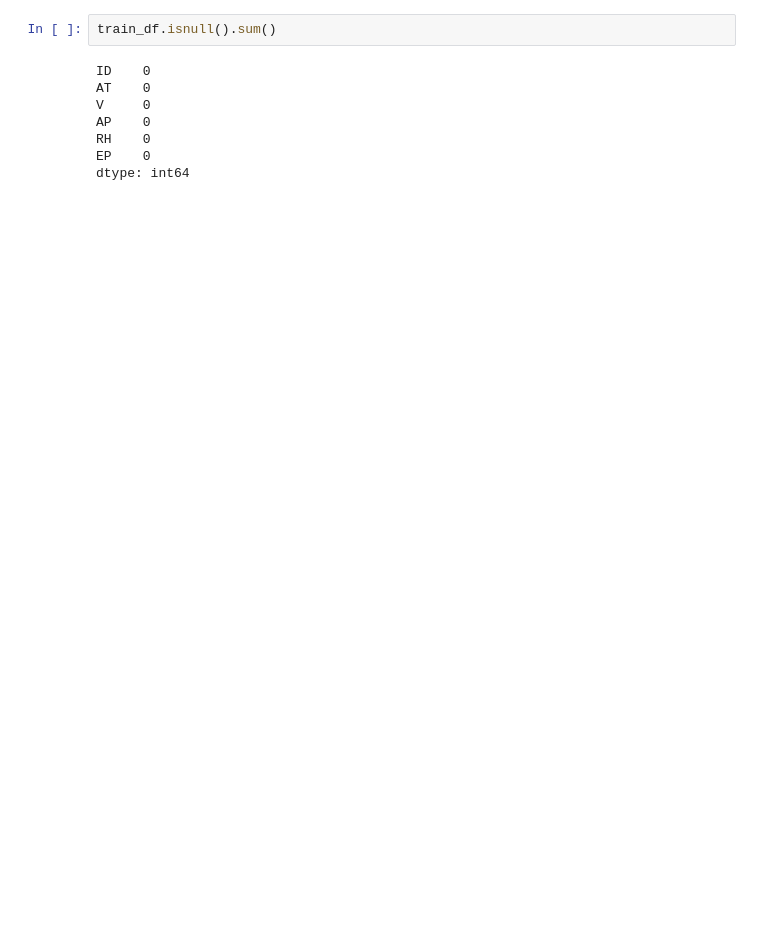
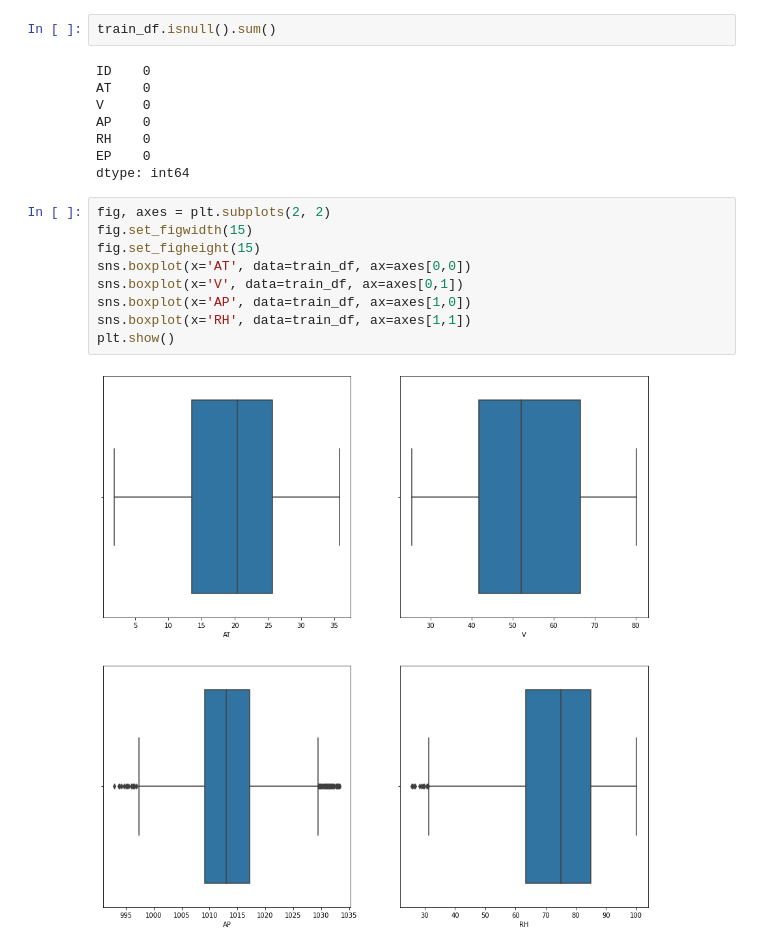
Before and after one commit to kajanan1212/EP-Predictor, a Jupyter notebook: EP-Predictor.ipynb, the cells around one changed output. Cells and saved outputs as stored; diff of their text form; blank space fills up the shorter version.

```diff
--- a/EP-Predictor.ipynb
+++ b/EP-Predictor.ipynb
@@ -68,3 +77,14 @@ AP    0
 RH    0
 EP    0
 dtype: int64
+# %%
+fig, axes = plt.subplots(2, 2)
+fig.set_figwidth(15)
+fig.set_figheight(15)
+sns.boxplot(x='AT', data=train_df, ax=axes[0,0])
+sns.boxplot(x='V', data=train_df, ax=axes[0,1])
+sns.boxplot(x='AP', data=train_df, ax=axes[1,0])
+sns.boxplot(x='RH', data=train_df, ax=axes[1,1])
+plt.show()
+# %% [output]
+[figure, added]
```
Also changed, not shown: parts of 22 cells of this notebook, 3 other files.
